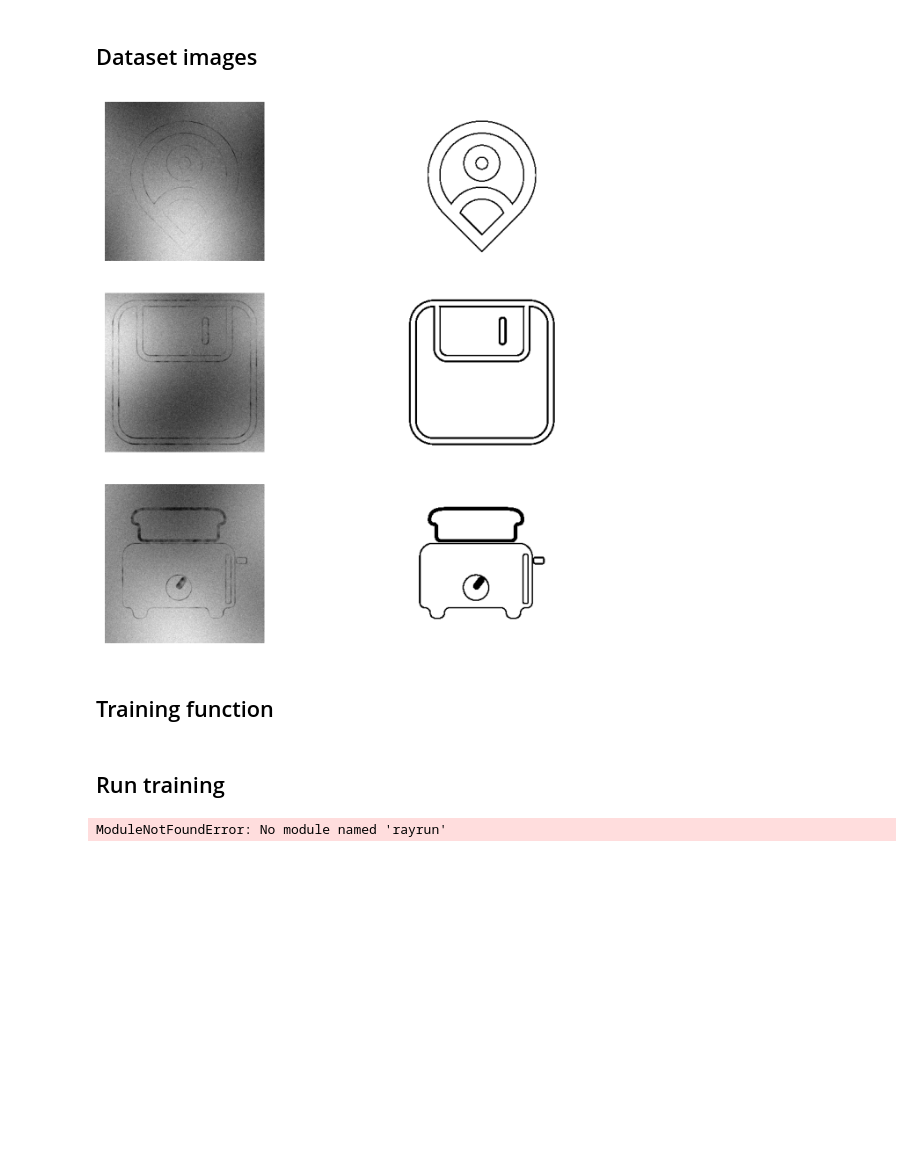
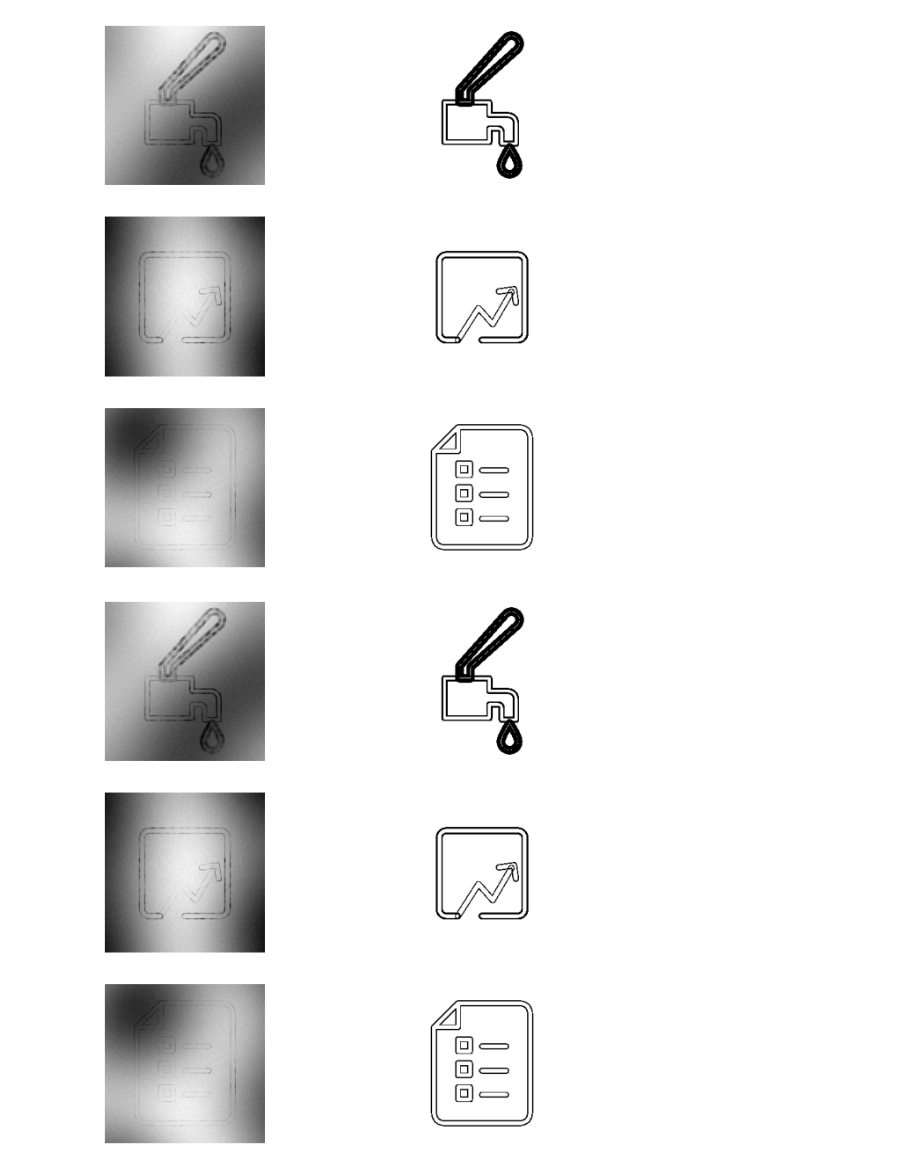
Before and after one commit to rambip/sketch-vectorization, a Jupyter notebook: notebooks/__marimo__/cnn.ipynb, the cells around one changed output. Cells and saved outputs as stored; diff of their text form; code cells hidden in the pictures; blank space fills up the shorter version.

```diff
--- a/notebooks/__marimo__/cnn.ipynb
+++ b/notebooks/__marimo__/cnn.ipynb
@@ -38,24 +1,27 @@ hf_token = os.environ.get("HF_TOKEN", "")
 # %%
 from sketchy_cnn.dataset import ensure_hf_dataset
+from pathlib import Path
+import polars as pl
+import matplotlib.pyplot as plt
+import copy
 
+ROOT_DIR = Path("sketch-vectorization")
 csv_path = ROOT_DIR / "data" / "svg_dataset.csv"
-ensure_hf_dataset(csv_path, hf_token)
 csv_bytes = csv_path.read_bytes()
-# %% [markdown]
-## Dataset images
 # %%
 from sketchy_cnn.dataset import SVGDataset
+# %%
+D_IMAGE=256
+STD_NOISE=0.02
 # %%
-demo_dataset = SVGDataset.from_csv(
-    csv_bytes, n=3, d=D_IMAGE, std_noise=STD_NOISE
-)
-_fig, axes = plt.subplots(3, 2, figsize=(8, 8))
+demo_df = pl.read_csv(csv_bytes)
+demo_dataset = SVGDataset(demo_df, n=10, d=D_IMAGE, std_noise=STD_NOISE)
+_fig, _axes = plt.subplots(3, 2, figsize=(8, 8))
 for i in range(3):
     for j in range(2):
-        axes[i, j].imshow(demo_dataset[i][j][0], cmap="binary")
-        axes[i, j].axis(False)
+        _axes[i, j].imshow(demo_dataset[i][j][0], cmap="binary")
+        _axes[i, j].axis(False)
 _fig
 # %% [output]
-[figure, old version]
+[figure, new version]
+[figure, added]
-# %% [markdown]
-## Training function
@@ -98,10 +27,0 @@ def train_fn(
-# %% [markdown]
-## Run training
-# %%
-_widget = None
-if USE_RAY:
-    from rayrun import RayRun
-    _widget = RayRun()
-_widget
-# %% [output]
-ModuleNotFoundError: No module named 'rayrun'
```
Also changed, not shown: parts of 24 cells of this notebook, 7 other files.
